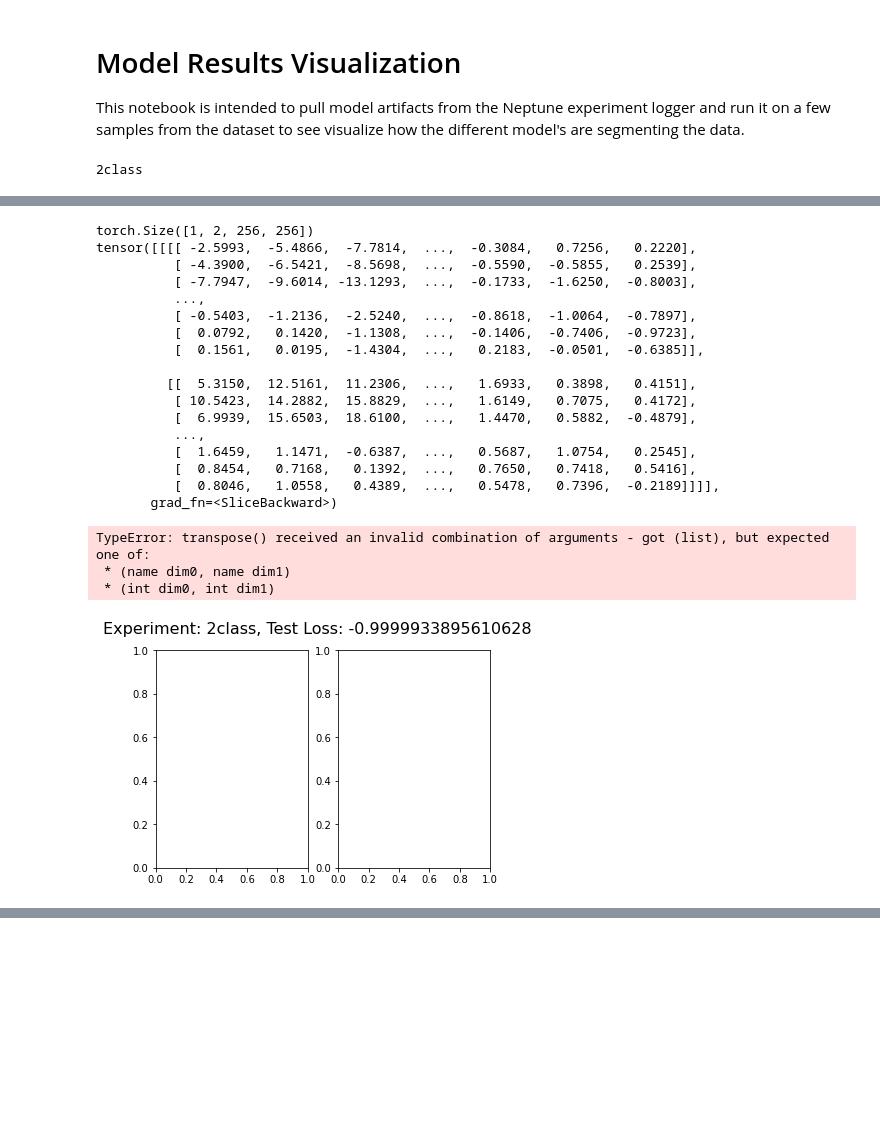
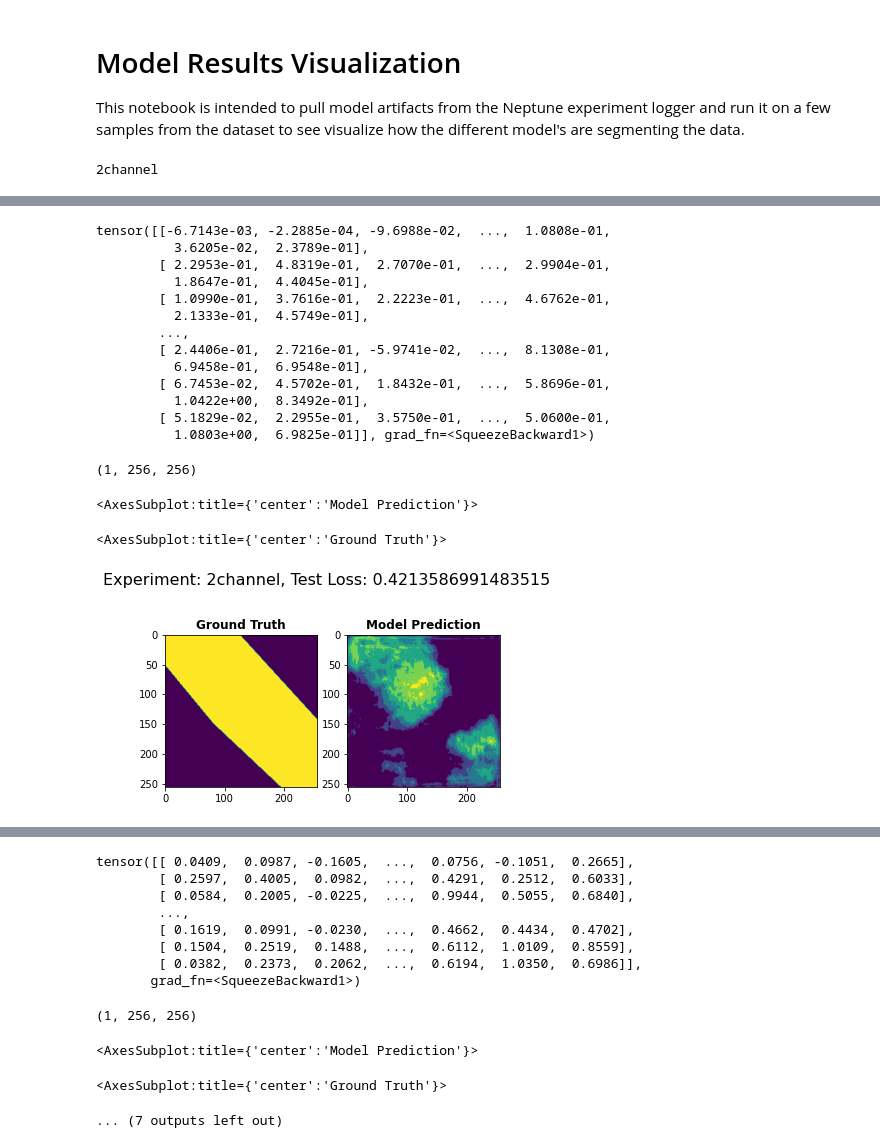
Before and after one commit to maxzvyagin/ephemeral_streams_code, a Jupyter notebook: model_visualization.ipynb, the cells around one changed output, grey strips where cells are left out. Cells and saved outputs as stored; diff of their text form; code cells hidden in the pictures; blank space fills up the shorter version.

```diff
--- a/model_visualization.ipynb
+++ b/model_visualization.ipynb
@@ -41,7 +41,7 @@ for e in experiments:
         encoder = encoder.split("encoder")[1].lower()
     else:
         encoder = encoder.lower()
-    if id_num == 299 and e.state == 'succeeded':
+    if id_num == 307 and e.state == 'succeeded':
         # load in the model
         e.download_artifacts()
         with zipfile.ZipFile('output.zip') as zip_ref:
@@ -88,14 +88,16 @@ for e in experiments:
                 channel_input = channel_input.unsqueeze(1)
                 res = model(channel_input)
             else:
-                res = model(test['image'].unsqueeze(0))
-            unmodified_res = res.detach().numpy()
+                output = model(test['image'].unsqueeze(0))
+            res = torch.max(output[:, 0, :, :], output[:, 1, :, :])
+            res.squeeze(0)
+            res = np.rint(res.detach().numpy())
 #             res = torch.max(model(test['image'].unsqueeze(0)))
             #res = np.reshape(res, (2, 256, 256))
             print(res.shape)
-            print(res[:10])
+            #print(res[:10])
             show(res, ax=i_axis, title="Model Prediction")
             show(test['mask'], ax=m_axis, title="Ground Truth")
             pyplot.show()
 # %% [output]
-2class
+2channel
@@ -103,21 +105,17 @@ Text(0.5, 0.98, 'Experiment: 2class, Test Loss: -0.9999933895610628')
-torch.Size([1, 2, 256, 256])
-tensor([[[[ -2.5993,  -5.4866,  -7.7814,  ...,  -0.3084,   0.7256,   0.2220],
-          [ -4.3900,  -6.5421,  -8.5698,  ...,  -0.5590,  -0.5855,   0.2539],
-          [ -7.7947,  -9.6014, -13.1293,  ...,  -0.1733,  -1.6250,  -0.8003],
-          ...,
-          [ -0.5403,  -1.2136,  -2.5240,  ...,  -0.8618,  -1.0064,  -0.7897],
-          [  0.0792,   0.1420,  -1.1308,  ...,  -0.1406,  -0.7406,  -0.9723],
-          [  0.1561,   0.0195,  -1.4304,  ...,   0.2183,  -0.0501,  -0.6385]],
-
-         [[  5.3150,  12.5161,  11.2306,  ...,   1.6933,   0.3898,   0.4151],
-          [ 10.5423,  14.2882,  15.8829,  ...,   1.6149,   0.7075,   0.4172],
-          [  6.9939,  15.6503,  18.6100,  ...,   1.4470,   0.5882,  -0.4879],
-          ...,
-          [  1.6459,   1.1471,  -0.6387,  ...,   0.5687,   1.0754,   0.2545],
-          [  0.8454,   0.7168,   0.1392,  ...,   0.7650,   0.7418,   0.5416],
-          [  0.8046,   1.0558,   0.4389,  ...,   0.5478,   0.7396,  -0.2189]]]],
-       grad_fn=<SliceBackward>)
+tensor([[-6.7143e-03, -2.2885e-04, -9.6988e-02,  ...,  1.0808e-01,
+          3.6205e-02,  2.3789e-01],
+        [ 2.2953e-01,  4.8319e-01,  2.7070e-01,  ...,  2.9904e-01,
+          1.8647e-01,  4.4045e-01],
+        [ 1.0990e-01,  3.7616e-01,  2.2223e-01,  ...,  4.6762e-01,
+          2.1333e-01,  4.5749e-01],
+        ...,
+        [ 2.4406e-01,  2.7216e-01, -5.9741e-02,  ...,  8.1308e-01,
+          6.9458e-01,  6.9548e-01],
+        [ 6.7453e-02,  4.5702e-01,  1.8432e-01,  ...,  5.8696e-01,
+          1.0422e+00,  8.3492e-01],
+        [ 5.1829e-02,  2.2955e-01,  3.5750e-01,  ...,  5.0600e-01,
+          1.0803e+00,  6.9825e-01]], grad_fn=<SqueezeBackward1>)
-TypeError: transpose() received an invalid combination of arguments - got (list), but expected one of:
- * (name dim0, name dim1)
- * (int dim0, int dim1)
+(1, 256, 256)
+<AxesSubplot:title={'center':'Model Prediction'}>
+<AxesSubplot:title={'center':'Ground Truth'}>
-[figure, old version]
+[figure, new version]
@@ -123,0 +123,12 @@ TypeError: transpose() received an invalid combination of arguments - got (list)
+tensor([[ 0.0409,  0.0987, -0.1605,  ...,  0.0756, -0.1051,  0.2665],
+        [ 0.2597,  0.4005,  0.0982,  ...,  0.4291,  0.2512,  0.6033],
+        [ 0.0584,  0.2005, -0.0225,  ...,  0.9944,  0.5055,  0.6840],
+        ...,
+        [ 0.1619,  0.0991, -0.0230,  ...,  0.4662,  0.4434,  0.4702],
+        [ 0.1504,  0.2519,  0.1488,  ...,  0.6112,  1.0109,  0.8559],
+        [ 0.0382,  0.2373,  0.2062,  ...,  0.6194,  1.0350,  0.6986]],
+       grad_fn=<SqueezeBackward1>)
+(1, 256, 256)
+<AxesSubplot:title={'center':'Model Prediction'}>
+<AxesSubplot:title={'center':'Ground Truth'}>
+... (7 outputs left out)
```
Also changed, not shown: parts of 3 cells of this notebook, 3 other files.
